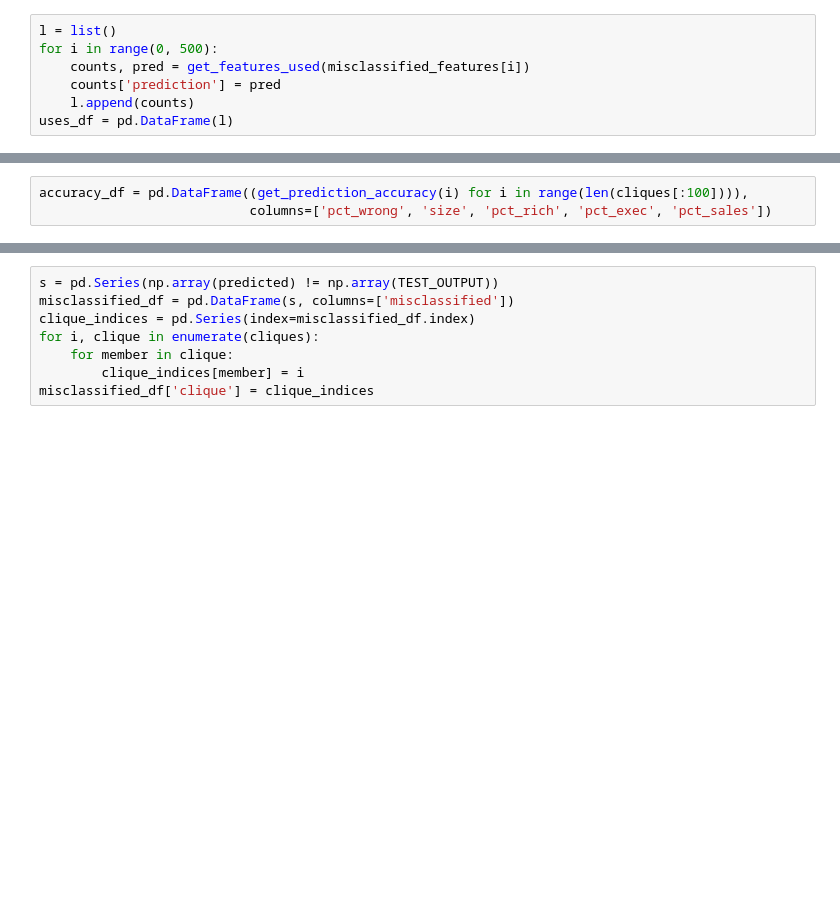
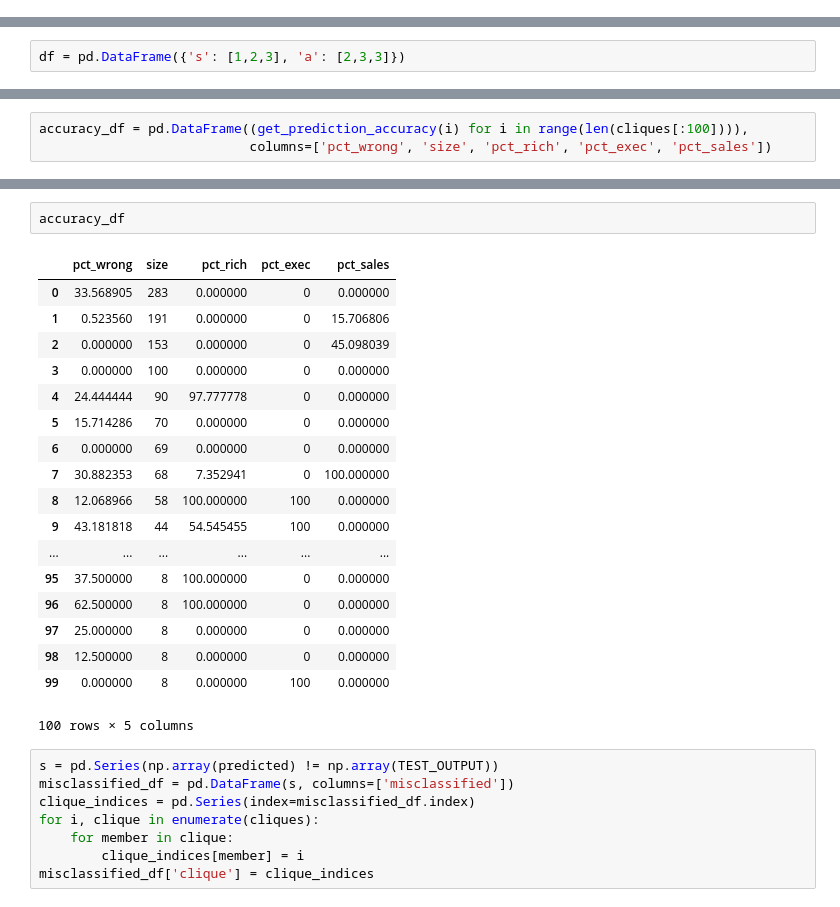
Before and after one commit to jvns/forestspy, a Jupyter notebook: adult dataset.ipynb, the cells around one changed output, grey strips where cells are left out. Saved outputs shown, nothing was run; the diff lists cells and outputs as text; blank space fills up the shorter version.

```diff
--- a/adult dataset.ipynb
+++ b/adult dataset.ipynb
@@ -279,7 +145,0 @@ def get_features_used(features):
-# %%
-l = list()
-for i in range(0, 500):
-    counts, pred = get_features_used(misclassified_features[i])
-    counts['prediction'] = pred
-    l.append(counts)
-uses_df = pd.DataFrame(l)
@@ -359,3 +319,5 @@ cliques = list(reversed(sorted(cliques, key=len)))
+# %%
+df = pd.DataFrame({'s': [1,2,3], 'a': [2,3,3]})
 # %%
 def similarity_df(clique_id):
     indices = list(cliques[clique_id])
@@ -392,3 +392,24 @@ accuracy_df = pd.DataFrame((get_prediction_accuracy(i) for i in range(len(clique
+# %%
+accuracy_df
+# %% [output]
+|  | pct_wrong | size | pct_rich | pct_exec | pct_sales |
+| 0 | 33.568905 | 283 | 0.000000 | 0 | 0.000000 |
+| 1 | 0.523560 | 191 | 0.000000 | 0 | 15.706806 |
+| 2 | 0.000000 | 153 | 0.000000 | 0 | 45.098039 |
+| 3 | 0.000000 | 100 | 0.000000 | 0 | 0.000000 |
+| 4 | 24.444444 | 90 | 97.777778 | 0 | 0.000000 |
+| 5 | 15.714286 | 70 | 0.000000 | 0 | 0.000000 |
+| 6 | 0.000000 | 69 | 0.000000 | 0 | 0.000000 |
+| 7 | 30.882353 | 68 | 7.352941 | 0 | 100.000000 |
+| 8 | 12.068966 | 58 | 100.000000 | 100 | 0.000000 |
+| 9 | 43.181818 | 44 | 54.545455 | 100 | 0.000000 |
+| ... | ... | ... | ... | ... | ... |
+| 95 | 37.500000 | 8 | 100.000000 | 0 | 0.000000 |
+| 96 | 62.500000 | 8 | 100.000000 | 0 | 0.000000 |
+| 97 | 25.000000 | 8 | 0.000000 | 0 | 0.000000 |
+| 98 | 12.500000 | 8 | 0.000000 | 0 | 0.000000 |
+| 99 | 0.000000 | 8 | 0.000000 | 100 | 0.000000 |
+100 rows × 5 columns
 # %%
 s = pd.Series(np.array(predicted) != np.array(TEST_OUTPUT))
 misclassified_df = pd.DataFrame(s, columns=['misclassified'])
```
Also changed, not shown: parts of 51 cells of this notebook.
